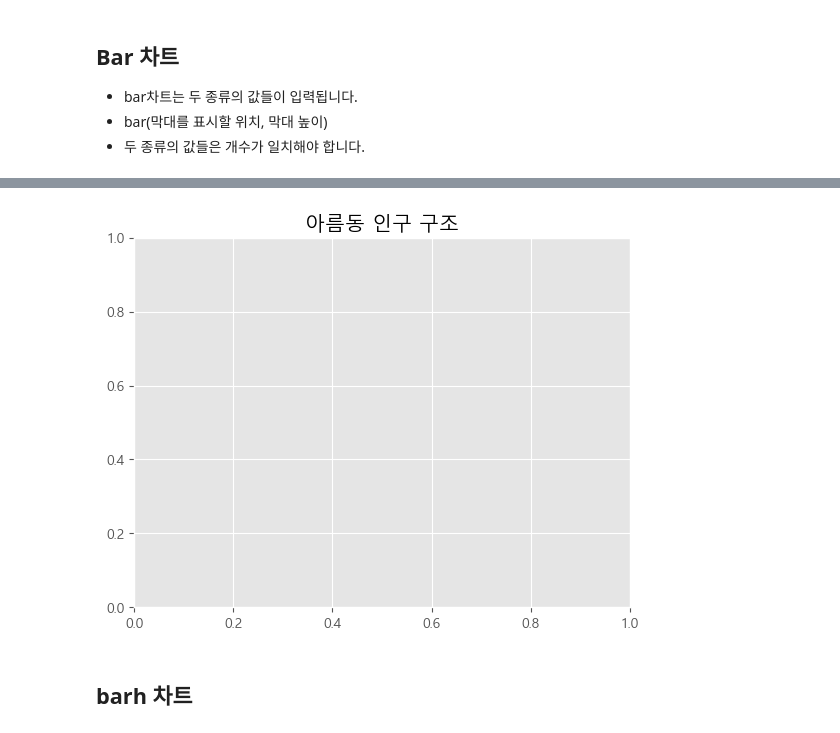
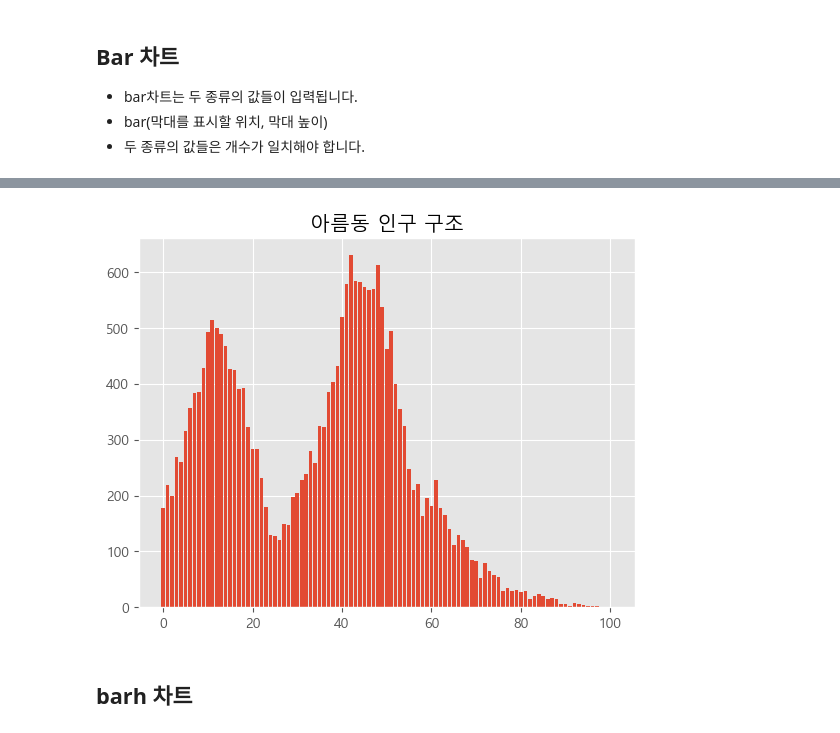
Before and after one commit to BomiDevlog/Multicampus-Data, a Jupyter notebook: DS/2-2.open api[인구공공]_배포용_김보미.ipynb, the cells around one changed output, grey strips where cells are left out. Drawn from its saved outputs; the diff is of its cells as text; code cells hidden in the pictures.

```diff
--- a/DS/2-2.open api[인구공공]_배포용_김보미.ipynb
+++ b/DS/2-2.open api[인구공공]_배포용_김보미.ipynb
@@ -485,0 +562,11 @@ plt.show()
+# %%
+plt.figure(figsize=(5,3)) # 그래프 사이즈
+plt.style.use('ggplot') # 테마스타일
+plt.rc('font', family = "Malgun Gothic") #한글사용
+plt.rcParams['axes.unicode_minus']=False #마이너스 부호 깨짐
+
+plt.title('{} 인구 구조'.format(name))
+
+plt.plot(total)
+
+plt.show()
@@ -840,16 +961,18 @@ import numpy as np
 # %%
+import matplotlib.pyplot as plt
+
 plt.figure()
-# plt.style.use('ggplot')
+plt.style.use('ggplot')
 plt.rc('font', family = "Malgun Gothic") #한글사용
 plt.rcParams['axes.unicode_minus']=False #마이너스 부호 깨짐
 
 plt.title('{} 인구 구조'.format(name))
 
-
+plt.bar(range(101),total)
 
 plt.show()
 # %% [output]
-[figure, old version]
+[figure, new version]
 # %% [markdown]
 ## barh 차트
 # %%
```
Also changed, not shown: parts of 80 cells of this notebook, 5 other files.
